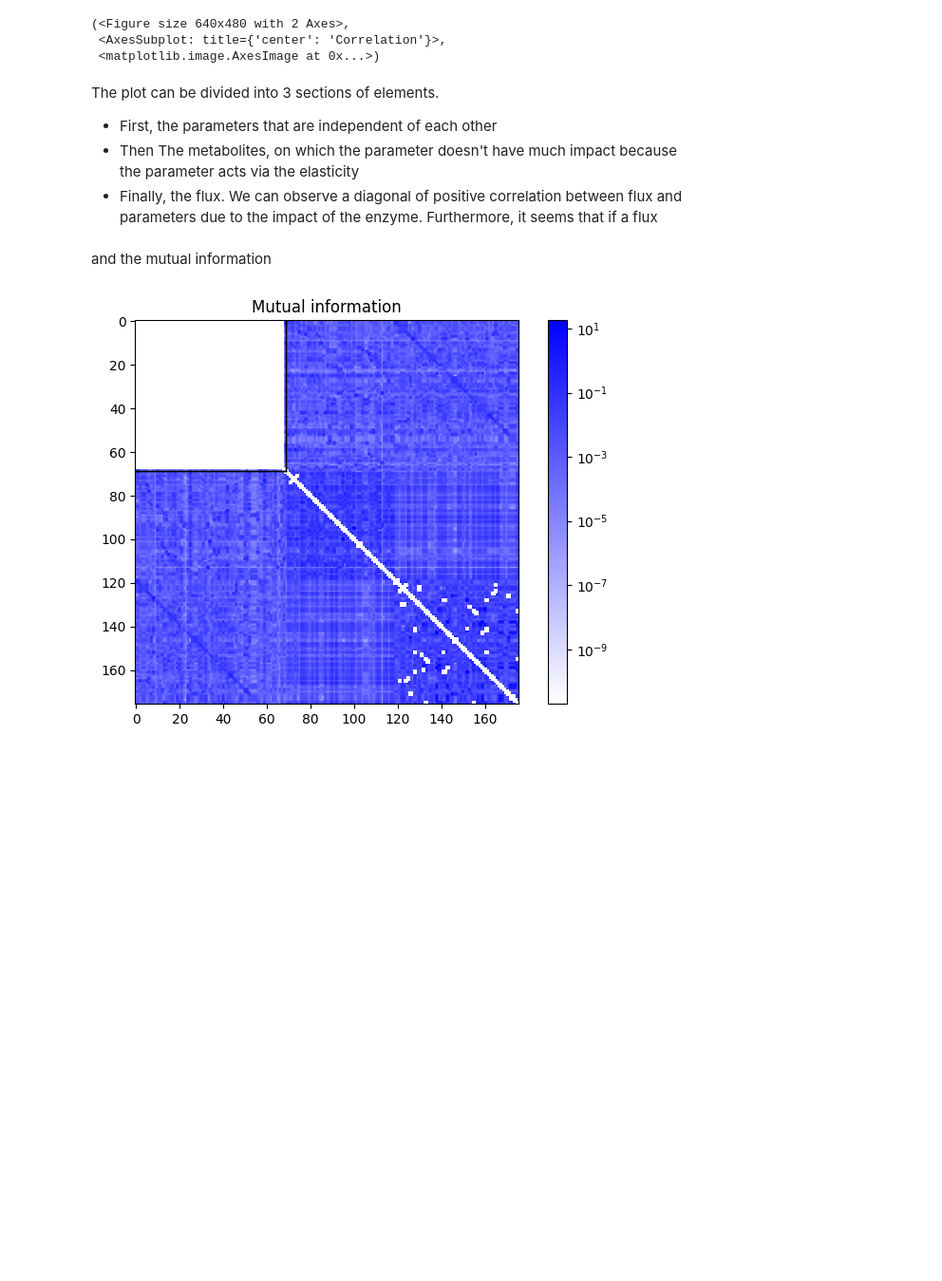
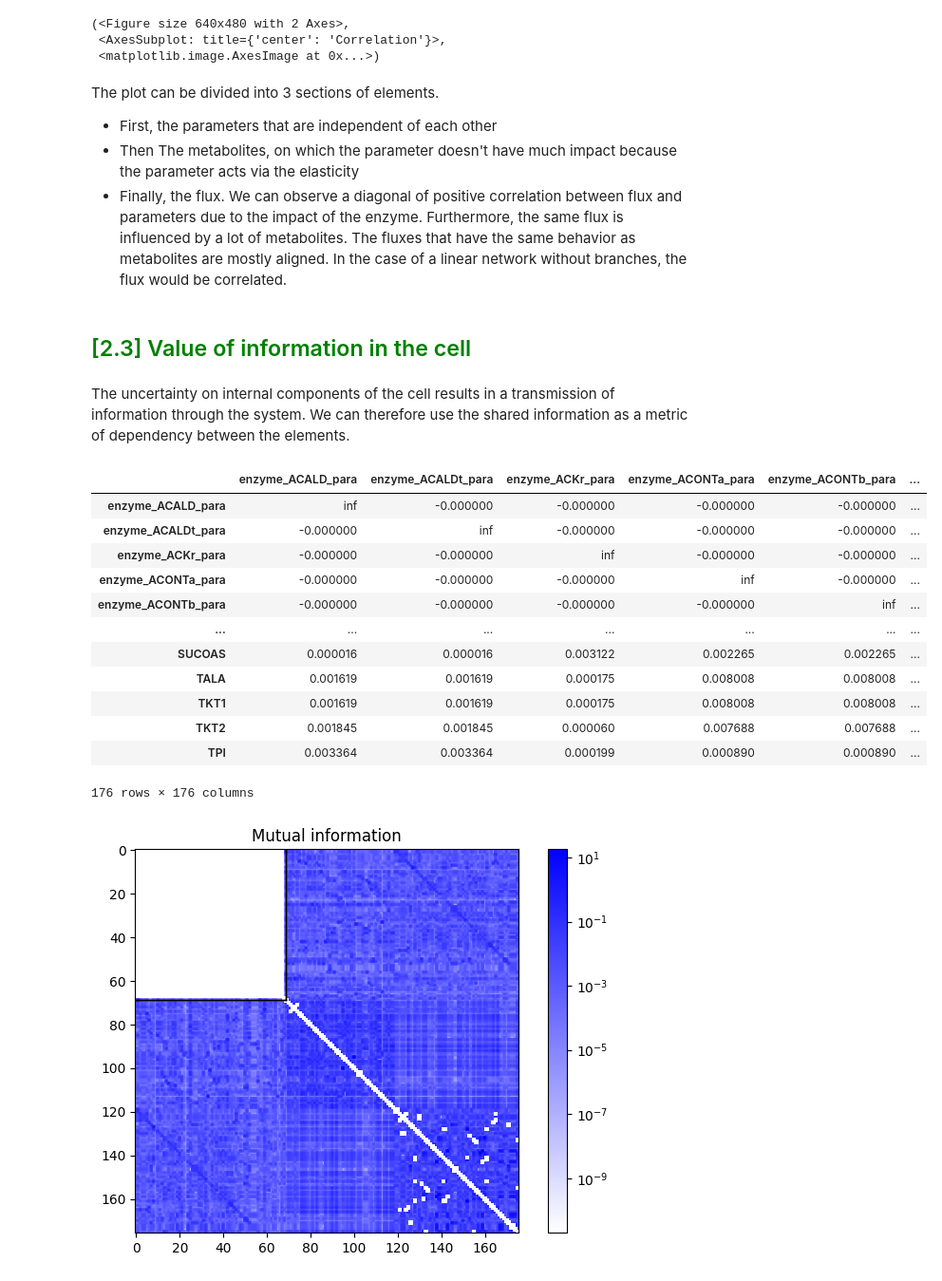
Before and after one commit to tuturax/BadAss, a Jupyter notebook: Notebooks/E_Coli_Core.ipynb, the cells around one changed output. Shown at 95% size. Cells and saved outputs as stored; diff of their text form; code cells hidden in the pictures; blank space fills up the shorter version.

```diff
--- a/Notebooks/E_Coli_Core.ipynb
+++ b/Notebooks/E_Coli_Core.ipynb
@@ -142,9 +142,27 @@ model.plot("rho")
 The plot can be divided into 3 sections of elements.
 - First, the parameters that are independent of each other
 - Then The metabolites, on which the parameter doesn't have much impact because the parameter acts via the elasticity
-- Finally, the flux. We can observe a diagonal of positive correlation between flux and parameters due to the impact of the enzyme. Furthermore, it seems that if a flux
+- Finally, the flux. We can observe a diagonal of positive correlation between flux and parameters due to the impact of the enzyme. Furthermore, the same flux is influenced by a lot of metabolites. The fluxes that have the same behavior as metabolites are mostly aligned. In the case of a linear network without branches, the flux would be correlated.
-# %% [markdown]
-and the mutual information
+# %% [markdown]
+## <font color='green'> [2.3] Value of information in the cell </font>
+# %% [markdown]
+The uncertainty on internal components of the cell results in a transmission of information through the system. We can therefore use the shared information as a metric of dependency between the elements.
+# %%
+model.MI
+# %% [output]
+|  | enzyme_ACALD_para | enzyme_ACALDt_para | enzyme_ACKr_para | enzyme_ACONTa_para | enzyme_ACONTb_para | ... |
+| enzyme_ACALD_para | inf | -0.000000 | -0.000000 | -0.000000 | -0.000000 | ... |
+| enzyme_ACALDt_para | -0.000000 | inf | -0.000000 | -0.000000 | -0.000000 | ... |
+| enzyme_ACKr_para | -0.000000 | -0.000000 | inf | -0.000000 | -0.000000 | ... |
+| enzyme_ACONTa_para | -0.000000 | -0.000000 | -0.000000 | inf | -0.000000 | ... |
+| enzyme_ACONTb_para | -0.000000 | -0.000000 | -0.000000 | -0.000000 | inf | ... |
+| ... | ... | ... | ... | ... | ... | ... |
+| SUCOAS | 0.000016 | 0.000016 | 0.003122 | 0.002265 | 0.002265 | ... |
+| TALA | 0.001619 | 0.001619 | 0.000175 | 0.008008 | 0.008008 | ... |
+| TKT1 | 0.001619 | 0.001619 | 0.000175 | 0.008008 | 0.008008 | ... |
+| TKT2 | 0.001845 | 0.001845 | 0.000060 | 0.007688 | 0.007688 | ... |
+| TPI | 0.003364 | 0.003364 | 0.000199 | 0.000890 | 0.000890 | ... |
+176 rows × 176 columns
 # %%
 model.plot(result="MI")
 # %% [output]
```
Also changed, not shown: parts of 15 cells of this notebook, 9 other files.
